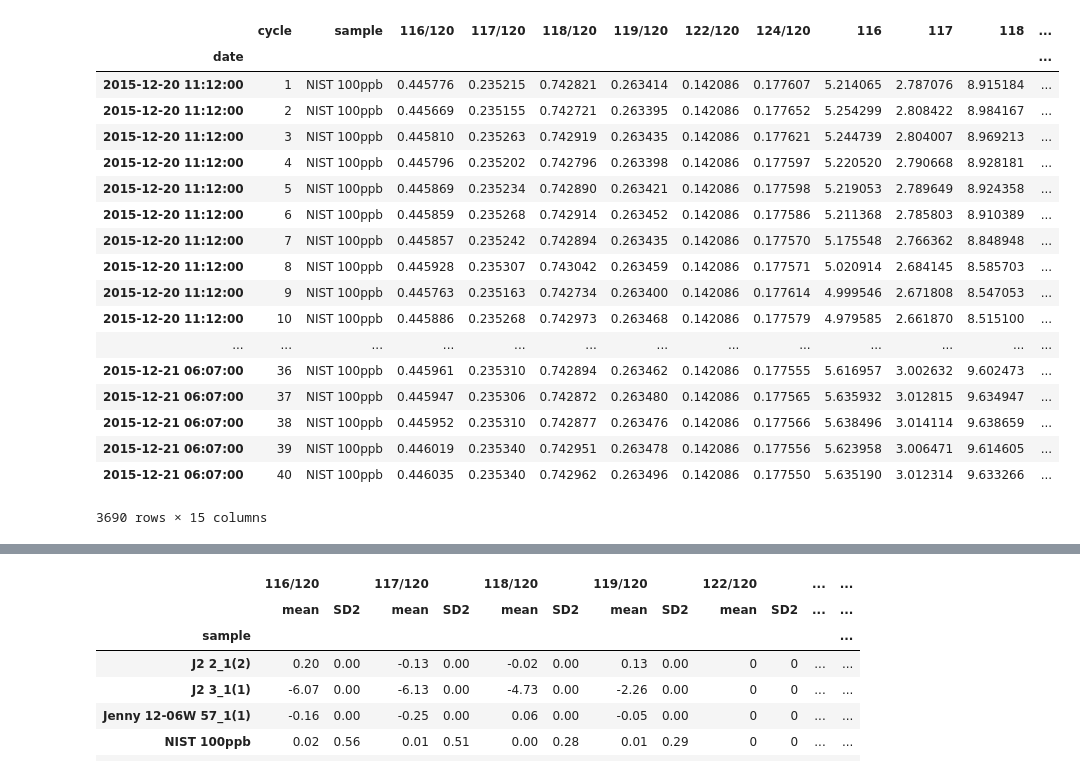
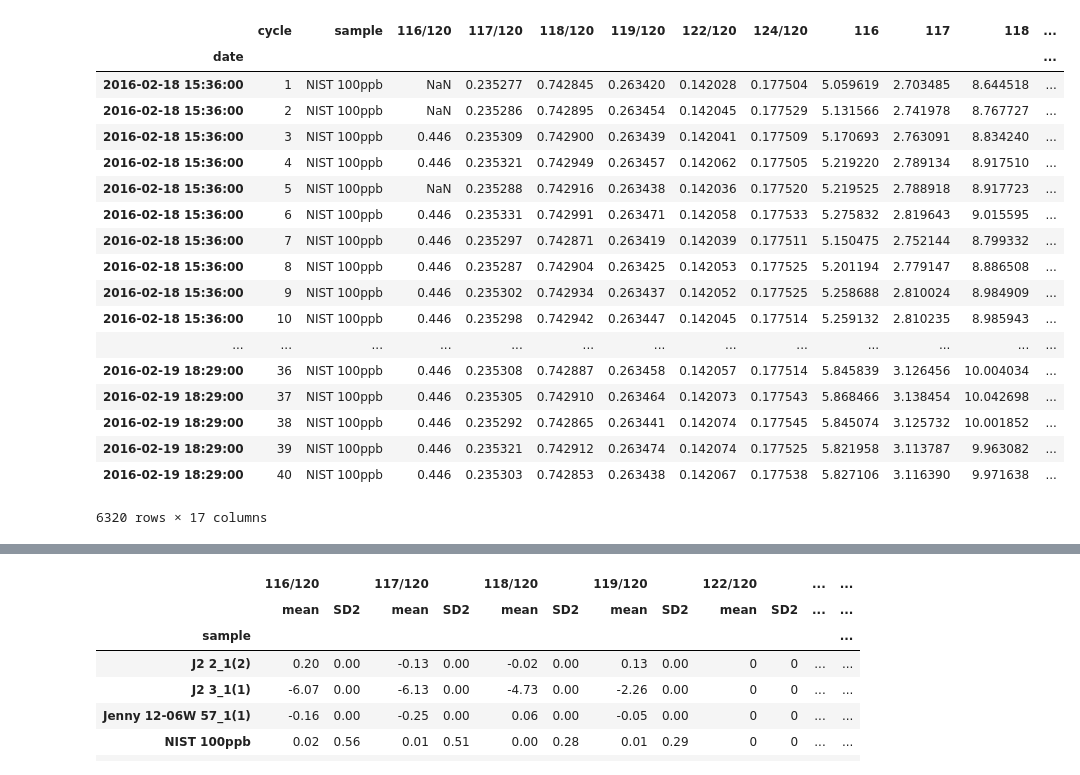
Before and after one commit to Marfster/NU_Plasma, a Jupyter notebook: Nu Plasma Evaluation - external norm.ipynb, the cells around one changed output, grey strips where cells are left out. Saved outputs shown, nothing was run; the diff lists cells and outputs as text; code cells hidden in the pictures.

```diff
--- a/Nu Plasma Evaluation - external norm.ipynb
+++ b/Nu Plasma Evaluation - external norm.ipynb
@@ -17,9 +17,9 @@ import seaborn as sns
 #%pylab inline
 # %%
-path = "/Volumes/friebelm/PhD/NU Plasma/Measurements/2015-12-19/"
+path = "/Volumes/friebelm/PhD/NU Plasma/Measurements/2016-02-17/"
 path_sav = "/Volumes/friebelm/PhD/NU Plasma/Measurements/compilation/"
-files_start = 3027
-files_end = 3142
+files_start = 3281
+files_end = 3476
 # %%
 # cup configuration
 cup_config = cycle_Sb_2
@@ -38,7 +38,8 @@ isotopes_column = ["116", "117", "118", "119", "122", "124"]
 data_sample_column = [(i + "/" + "120") for i in isotopes_column]
 
 denom_isotope = "120"
-norm_ratio = ["122","120"]
+norm_ratio = ["116","120"]
+norm_ratio_Sb= ["123","121"]
 #number of iterations for beta
 iter_beta = 10
 
@@ -51,7 +52,8 @@ columns = ["cycle", "sample", "date", "H8 (1)", "H7 (1)", "H6 (1)", "H5 (1)", "H
 blk_ls = []
 sample_ls = []
 df_all = pd.DataFrame()
-files_1 = range(files_start, files_end, 1)
+#files_1 = range(files_start, files_end, 1)
+files_1 = range(3281, 3444) + range(3445, 3476)
 for sample in files_1:
     df = NU_data_read(path, sample, cup_config)
     cycles = range(1, len(df.data_read(sample).index)+1)
@@ -69,7 +71,7 @@ for sample in files_1:
 
     if sample_name == "blank sol" or sample_name == "wash" or sample_name == "wash clean":
         blk_ls.append(sample)
-    elif sample_name == "SQ" or sample_name == "teflon blank" or sample_name == "blank 3_1" or sample_name == "col blk 271115":
+    elif sample_name == "SQ" or sample_name == "teflon blk" or sample_name == "blank 3_1" or sample_name == "col blk 271115":
         None
     else:
         sample_ls.append(sample)
@@ -251,38 +254,38 @@ for sample in sample_ls:
     df_external_norm = df_external_norm.append(data_sample)
     df_external_outlier = df_external_outlier.append(data_sample_outlier)
 # %%
-#df_external_norm.set_index("date", inplace = True)
+df_external_norm.set_index("date", inplace = True)
 columns = ["cycle", "sample"]
 columns.extend(data_sample_column)
 columns.extend(sorted(data_sample_raw.drop("cycle", axis=1).columns))
 df_external_sub = pd.DataFrame(df_external_norm, columns = columns)
 
-#df_all_sub = df_all[(df_all["sample"] != "blank sol") & (df_all["sample"] != "teflon blank") & (sample_name != "blank 3_1") & (sample_name != "col blk 271115") & (sample_name != "SQ")]
-#df_external_sub["125"] = df_all_sub["H6 (1)"]
-#df_external_sub["Te/Sn"] = (df_all_sub["H6 (1)"]/7.0509)/(df_all_sub["L1 (1)"]/24.223)
+df_all_sub = df_all[(df_all["sample"] != "blank sol") & (df_all["sample"] != "teflon blk") & (sample_name != "blank 3_1") & (sample_name != "col blk 271115") & (df_all["sample"] != "SQ")]
+df_external_sub["125"] = df_all_sub["H6 (1)"]
+df_external_sub["Te/Sn"] = (df_all_sub["H6 (1)"]/7.0509)/(df_all_sub["L1 (1)"]/24.223)
 
 #df_external_sub = df_external_sub[df_external_sub["118"] > 4]
 df_external_sub
 # %% [output]
 |  | cycle | sample | 116/120 | 117/120 | 118/120 | 119/120 | 122/120 | 124/120 | 116 | 117 | 118 | ... |
 | date |  |  |  |  |  |  |  |  |  |  |  | ... |
-| 2015-12-20 11:12:00 | 1 | NIST 100ppb | 0.445776 | 0.235215 | 0.742821 | 0.263414 | 0.142086 | 0.177607 | 5.214065 | 2.787076 | 8.915184 | ... |
-| 2015-12-20 11:12:00 | 2 | NIST 100ppb | 0.445669 | 0.235155 | 0.742721 | 0.263395 | 0.142086 | 0.177652 | 5.254299 | 2.808422 | 8.984167 | ... |
-| 2015-12-20 11:12:00 | 3 | NIST 100ppb | 0.445810 | 0.235263 | 0.742919 | 0.263435 | 0.142086 | 0.177621 | 5.244739 | 2.804007 | 8.969213 | ... |
-| 2015-12-20 11:12:00 | 4 | NIST 100ppb | 0.445796 | 0.235202 | 0.742796 | 0.263398 | 0.142086 | 0.177597 | 5.220520 | 2.790668 | 8.928181 | ... |
-| 2015-12-20 11:12:00 | 5 | NIST 100ppb | 0.445869 | 0.235234 | 0.742890 | 0.263421 | 0.142086 | 0.177598 | 5.219053 | 2.789649 | 8.924358 | ... |
-| 2015-12-20 11:12:00 | 6 | NIST 100ppb | 0.445859 | 0.235268 | 0.742914 | 0.263452 | 0.142086 | 0.177586 | 5.211368 | 2.785803 | 8.910389 | ... |
-| 2015-12-20 11:12:00 | 7 | NIST 100ppb | 0.445857 | 0.235242 | 0.742894 | 0.263435 | 0.142086 | 0.177570 | 5.175548 | 2.766362 | 8.848948 | ... |
-| 2015-12-20 11:12:00 | 8 | NIST 100ppb | 0.445928 | 0.235307 | 0.743042 | 0.263459 | 0.142086 | 0.177571 | 5.020914 | 2.684145 | 8.585703 | ... |
-| 2015-12-20 11:12:00 | 9 | NIST 100ppb | 0.445763 | 0.235163 | 0.742734 | 0.263400 | 0.142086 | 0.177614 | 4.999546 | 2.671808 | 8.547053 | ... |
-| 2015-12-20 11:12:00 | 10 | NIST 100ppb | 0.445886 | 0.235268 | 0.742973 | 0.263468 | 0.142086 | 0.177579 | 4.979585 | 2.661870 | 8.515100 | ... |
+| 2016-02-18 15:36:00 | 1 | NIST 100ppb | NaN | 0.235277 | 0.742845 | 0.263420 | 0.142028 | 0.177504 | 5.059619 | 2.703485 | 8.644518 | ... |
+| 2016-02-18 15:36:00 | 2 | NIST 100ppb | NaN | 0.235286 | 0.742895 | 0.263454 | 0.142045 | 0.177529 | 5.131566 | 2.741978 | 8.767727 | ... |
+| 2016-02-18 15:36:00 | 3 | NIST 100ppb | 0.446 | 0.235309 | 0.742900 | 0.263439 | 0.142041 | 0.177509 | 5.170693 | 2.763091 | 8.834240 | ... |
+| 2016-02-18 15:36:00 | 4 | NIST 100ppb | 0.446 | 0.235321 | 0.742949 | 0.263457 | 0.142062 | 0.177505 | 5.219220 | 2.789134 | 8.917510 | ... |
+| 2016-02-18 15:36:00 | 5 | NIST 100ppb | NaN | 0.235288 | 0.742916 | 0.263438 | 0.142036 | 0.177520 | 5.219525 | 2.788918 | 8.917723 | ... |
+| 2016-02-18 15:36:00 | 6 | NIST 100ppb | 0.446 | 0.235331 | 0.742991 | 0.263471 | 0.142058 | 0.177533 | 5.275832 | 2.819643 | 9.015595 | ... |
+| 2016-02-18 15:36:00 | 7 | NIST 100ppb | 0.446 | 0.235297 | 0.742871 | 0.263419 | 0.142039 | 0.177511 | 5.150475 | 2.752144 | 8.799332 | ... |
+| 2016-02-18 15:36:00 | 8 | NIST 100ppb | 0.446 | 0.235287 | 0.742904 | 0.263425 | 0.142053 | 0.177525 | 5.201194 | 2.779147 | 8.886508 | ... |
+| 2016-02-18 15:36:00 | 9 | NIST 100ppb | 0.446 | 0.235302 | 0.742934 | 0.263437 | 0.142052 | 0.177525 | 5.258688 | 2.810024 | 8.984909 | ... |
+| 2016-02-18 15:36:00 | 10 | NIST 100ppb | 0.446 | 0.235298 | 0.742942 | 0.263447 | 0.142045 | 0.177514 | 5.259132 | 2.810235 | 8.985943 | ... |
 | ... | ... | ... | ... | ... | ... | ... | ... | ... | ... | ... | ... | ... |
-| 2015-12-21 06:07:00 | 36 | NIST 100ppb | 0.445961 | 0.235310 | 0.742894 | 0.263462 | 0.142086 | 0.177555 | 5.616957 | 3.002632 | 9.602473 | ... |
-| 2015-12-21 06:07:00 | 37 | NIST 100ppb | 0.445947 | 0.235306 | 0.742872 | 0.263480 | 0.142086 | 0.177565 | 5.635932 | 3.012815 | 9.634947 | ... |
-| 2015-12-21 06:07:00 | 38 | NIST 100ppb | 0.445952 | 0.235310 | 0.742877 | 0.263476 | 0.142086 | 0.177566 | 5.638496 | 3.014114 | 9.638659 | ... |
-| 2015-12-21 06:07:00 | 39 | NIST 100ppb | 0.446019 | 0.235340 | 0.742951 | 0.263478 | 0.142086 | 0.177556 | 5.623958 | 3.006471 | 9.614605 | ... |
-| 2015-12-21 06:07:00 | 40 | NIST 100ppb | 0.446035 | 0.235340 | 0.742962 | 0.263496 | 0.142086 | 0.177550 | 5.635190 | 3.012314 | 9.633266 | ... |
+| 2016-02-19 18:29:00 | 36 | NIST 100ppb | 0.446 | 0.235308 | 0.742887 | 0.263458 | 0.142057 | 0.177514 | 5.845839 | 3.126456 | 10.004034 | ... |
+| 2016-02-19 18:29:00 | 37 | NIST 100ppb | 0.446 | 0.235305 | 0.742910 | 0.263464 | 0.142073 | 0.177543 | 5.868466 | 3.138454 | 10.042698 | ... |
+| 2016-02-19 18:29:00 | 38 | NIST 100ppb | 0.446 | 0.235292 | 0.742865 | 0.263441 | 0.142074 | 0.177545 | 5.845074 | 3.125732 | 10.001852 | ... |
+| 2016-02-19 18:29:00 | 39 | NIST 100ppb | 0.446 | 0.235321 | 0.742912 | 0.263474 | 0.142074 | 0.177525 | 5.821958 | 3.113787 | 9.963082 | ... |
+| 2016-02-19 18:29:00 | 40 | NIST 100ppb | 0.446 | 0.235303 | 0.742853 | 0.263438 | 0.142067 | 0.177538 | 5.827106 | 3.116390 | 9.971638 | ... |
-3690 rows × 15 columns
+6320 rows × 17 columns
 # %%
 def SE(x):
     SE = np.std(x) / x.count()
```
Also changed, not shown: parts of 5 cells of this notebook.
